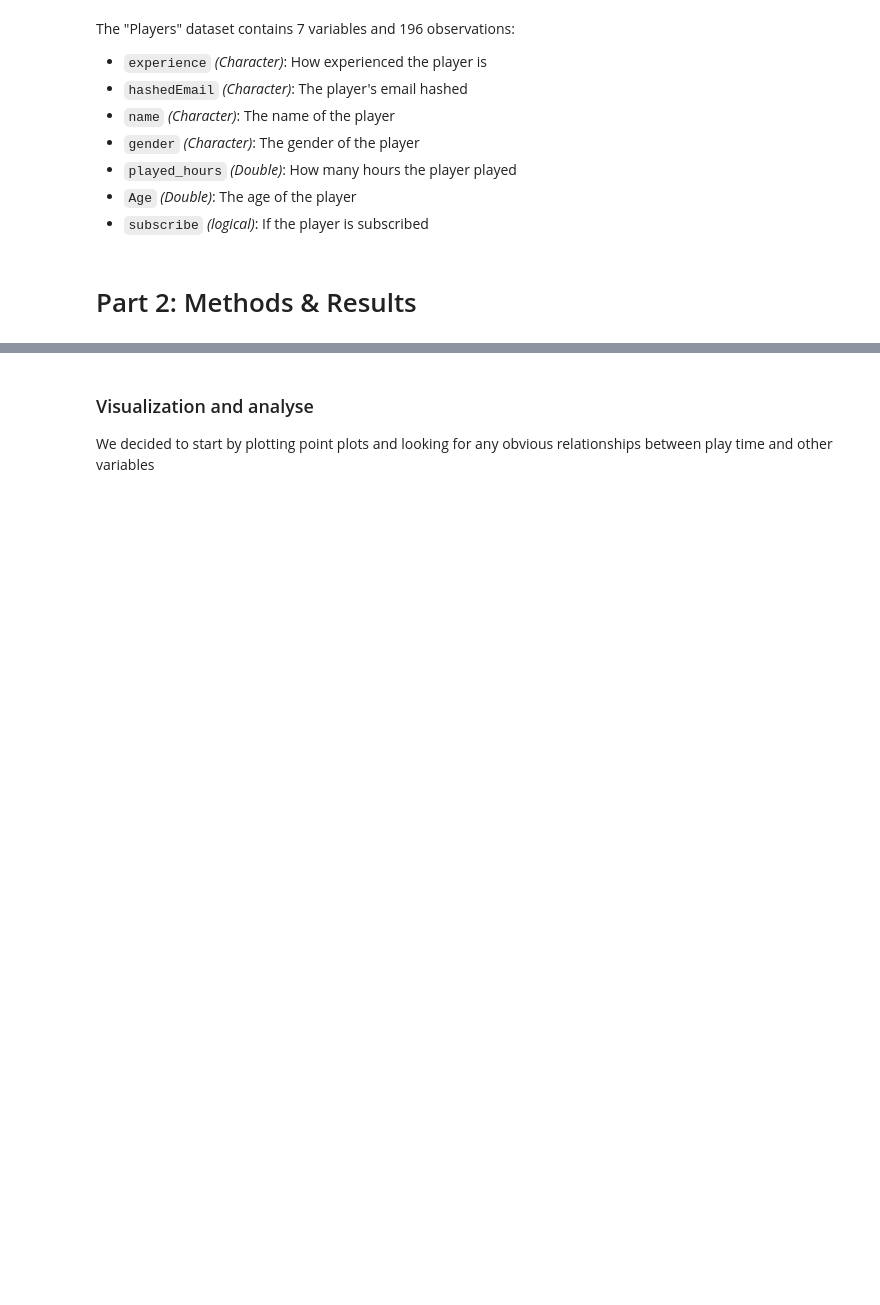
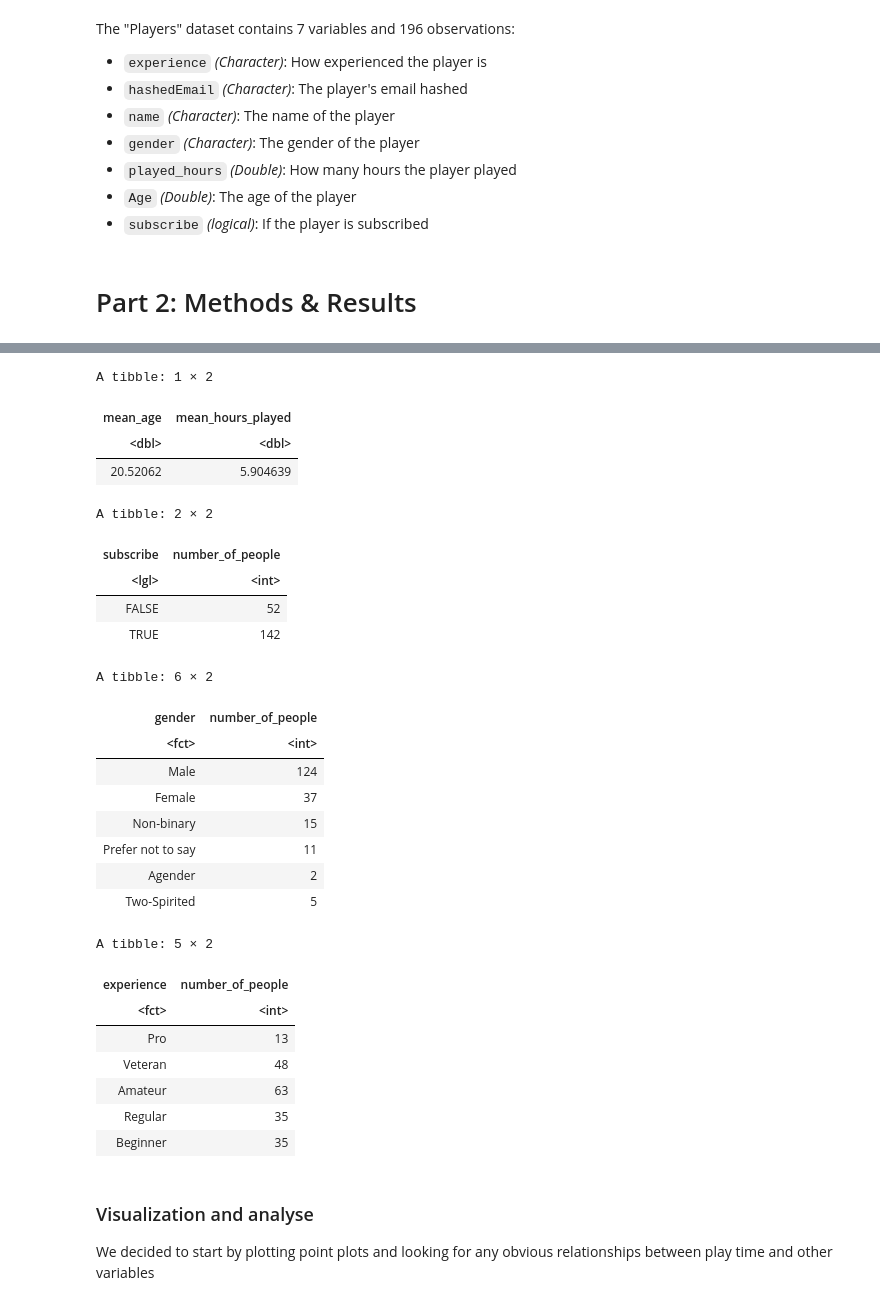
Before and after one commit to JasonCai0522/DSCI100_Group_Project, a Jupyter notebook: Group_project_Final.ipynb, the cells around one changed output, grey strips where cells are left out. Drawn from its saved outputs; the diff is of its cells as text; code cells hidden in the pictures; blank space fills up the shorter version.

```diff
--- a/Group_project_Final.ipynb
+++ b/Group_project_Final.ipynb
@@ -89,3 +68,51 @@ A tibble: 1 × 2
+# %%
+age_hour_values <- summarize(player_data_tidy,
+        mean_age = mean(age, na.rm = TRUE),
+        mean_hours_played = mean(played_hours, na.rm = TRUE))
+
+subs_values <- player_data_tidy|>
+                group_by(subscribe)|>
+        summarize(number_of_people = sum(n()))
+
+gender_values <- player_data_tidy|>
+                group_by(gender)|>
+        summarize(number_of_people = sum(n()))
+
+ex_values <- player_data_tidy|>
+                group_by(experience)|>
+        summarize(number_of_people = sum(n()))
+
+age_hour_values
+subs_values
+gender_values
+ex_values
+# %% [output]
+A tibble: 1 × 2
+| mean_age | mean_hours_played |
+| <dbl> | <dbl> |
+| 20.52062 | 5.904639 |
+A tibble: 2 × 2
+| subscribe | number_of_people |
+| <lgl> | <int> |
+| FALSE | 52 |
+| TRUE | 142 |
+A tibble: 6 × 2
+| gender | number_of_people |
+| <fct> | <int> |
+| Male | 124 |
+| Female | 37 |
+| Non-binary | 15 |
+| Prefer not to say | 11 |
+| Agender | 2 |
+| Two-Spirited | 5 |
+A tibble: 5 × 2
+| experience | number_of_people |
+| <fct> | <int> |
+| Pro | 13 |
+| Veteran | 48 |
+| Amateur | 63 |
+| Regular | 35 |
+| Beginner | 35 |
 # %% [markdown]
 ### Visualization and analyse
 We decided to start by plotting point plots and looking for any obvious relationships between play time and other variables
```
Also changed, not shown: parts of 14 cells of this notebook, 1 other file.
